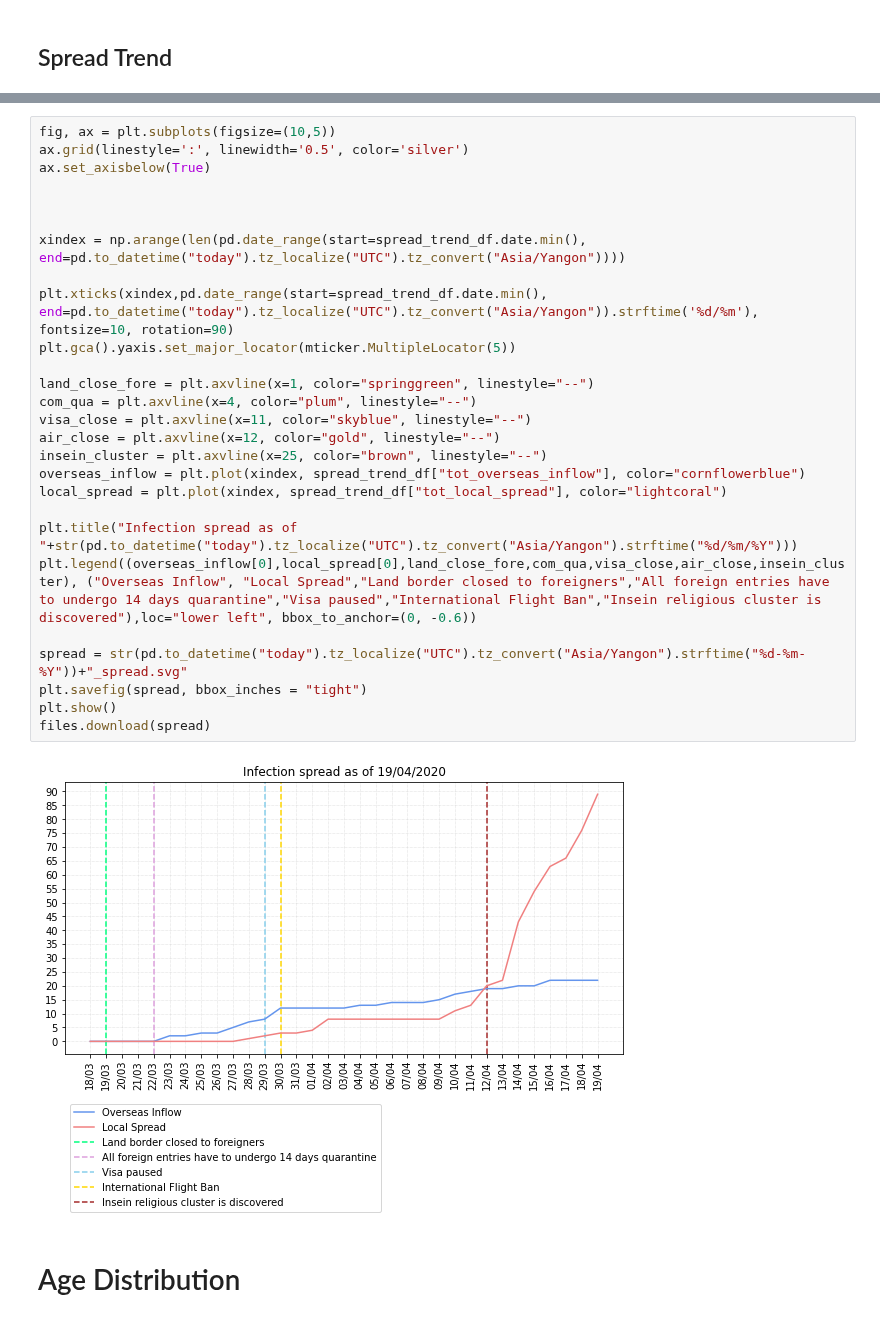
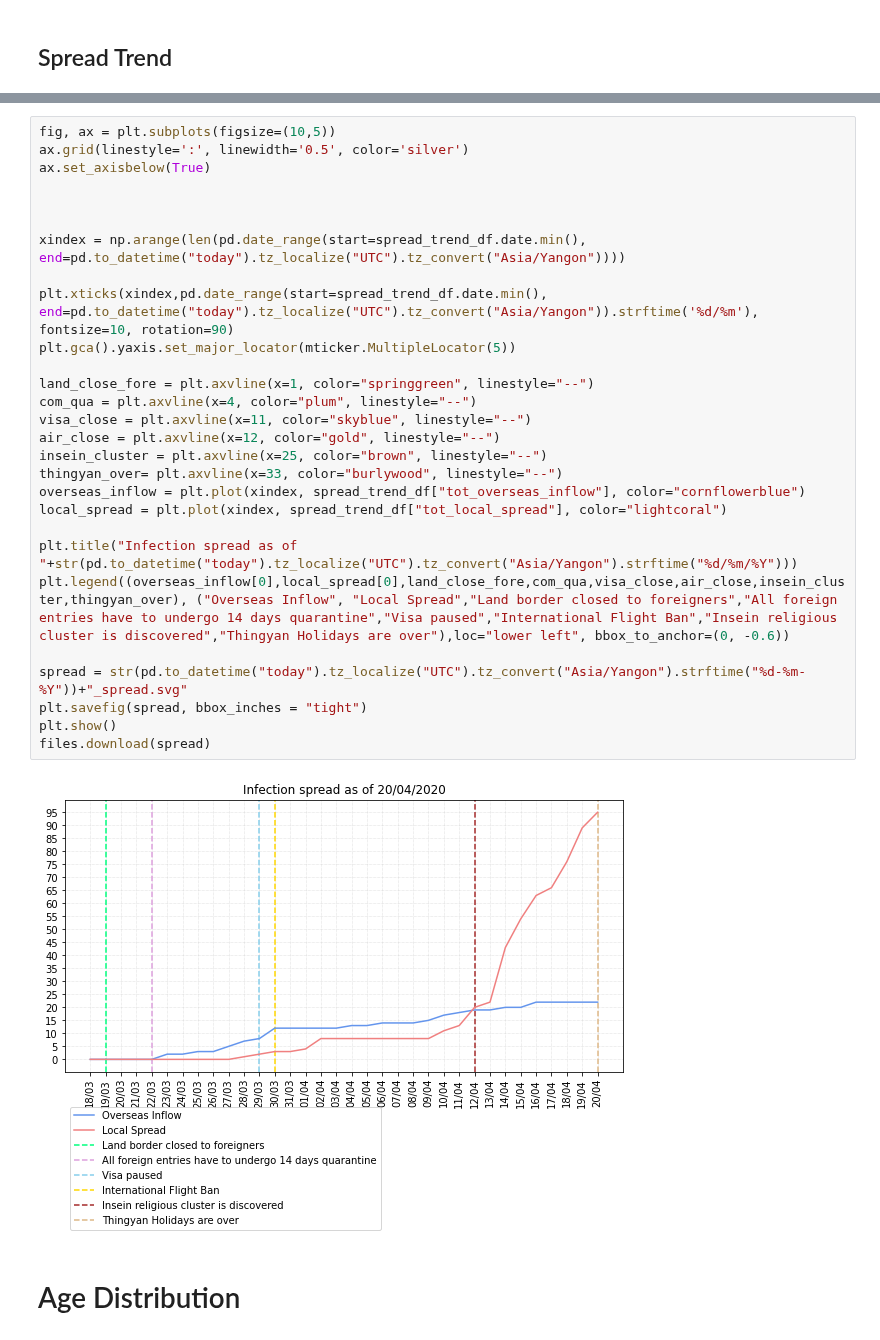
Before and after one commit to finerbrighterlighter/myanmar_covid19, a Jupyter notebook: exponential_growth.ipynb, the cells around one changed output, grey strips where cells are left out. Drawn from its saved outputs; the diff is of its cells as text.

```diff
--- a/exponential_growth.ipynb
+++ b/exponential_growth.ipynb
@@ -461,32 +461,33 @@ spread_trend_df
 # %%
 fig, ax = plt.subplots(figsize=(10,5))
 ax.grid(linestyle=':', linewidth='0.5', color='silver')
 ax.set_axisbelow(True)
 
 
 
 xindex = np.arange(len(pd.date_range(start=spread_trend_df.date.min(), end=pd.to_datetime("today").tz_localize("UTC").tz_convert("Asia/Yangon"))))
 
 plt.xticks(xindex,pd.date_range(start=spread_trend_df.date.min(), end=pd.to_datetime("today").tz_localize("UTC").tz_convert("Asia/Yangon")).strftime('%d/%m'), fontsize=10, rotation=90)
 plt.gca().yaxis.set_major_locator(mticker.MultipleLocator(5))
 
 land_close_fore = plt.axvline(x=1, color="springgreen", linestyle="--")
 com_qua = plt.axvline(x=4, color="plum", linestyle="--")
 visa_close = plt.axvline(x=11, color="skyblue", linestyle="--")
 air_close = plt.axvline(x=12, color="gold", linestyle="--")
 insein_cluster = plt.axvline(x=25, color="brown", linestyle="--")
+thingyan_over= plt.axvline(x=33, color="burlywood", linestyle="--")
 overseas_inflow = plt.plot(xindex, spread_trend_df["tot_overseas_inflow"], color="cornflowerblue")
 local_spread = plt.plot(xindex, spread_trend_df["tot_local_spread"], color="lightcoral")
 
 plt.title("Infection spread as of "+str(pd.to_datetime("today").tz_localize("UTC").tz_convert("Asia/Yangon").strftime("%d/%m/%Y")))
-plt.legend((overseas_inflow[0],local_spread[0],land_close_fore,com_qua,visa_close,air_close,insein_cluster), ("Overseas Inflow", "Local Spread","Land border closed to foreigners","All foreign entries have to undergo 14 days quarantine","Visa paused","International Flight Ban","Insein religious cluster is discovered"),loc="lower left", bbox_to_anchor=(0, -0.6))
+plt.legend((overseas_inflow[0],local_spread[0],land_close_fore,com_qua,visa_close,air_close,insein_cluster,thingyan_over), ("Overseas Inflow", "Local Spread","Land border closed to foreigners","All foreign entries have to undergo 14 days quarantine","Visa paused","International Flight Ban","Insein religious cluster is discovered","Thingyan Holidays are over"),loc="lower left", bbox_to_anchor=(0, -0.6))
 
 spread = str(pd.to_datetime("today").tz_localize("UTC").tz_convert("Asia/Yangon").strftime("%d-%m-%Y"))+"_spread.svg"
 plt.savefig(spread, bbox_inches = "tight")
 plt.show()
 files.download(spread)
 # %% [output]
-[figure, old version]
+[figure, new version]
 # %% [markdown]
 # Age Distribution
 # %%
```
Also changed, not shown: parts of 25 cells of this notebook.
